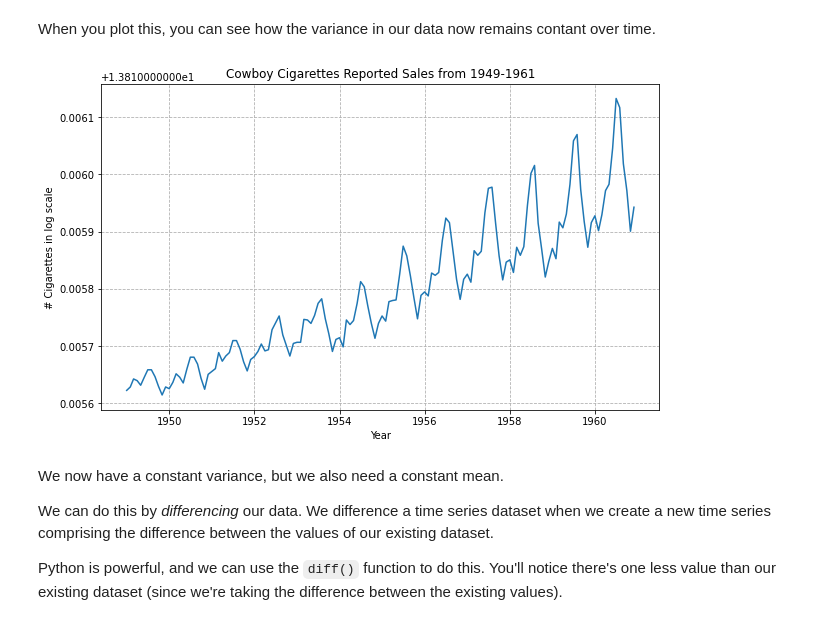
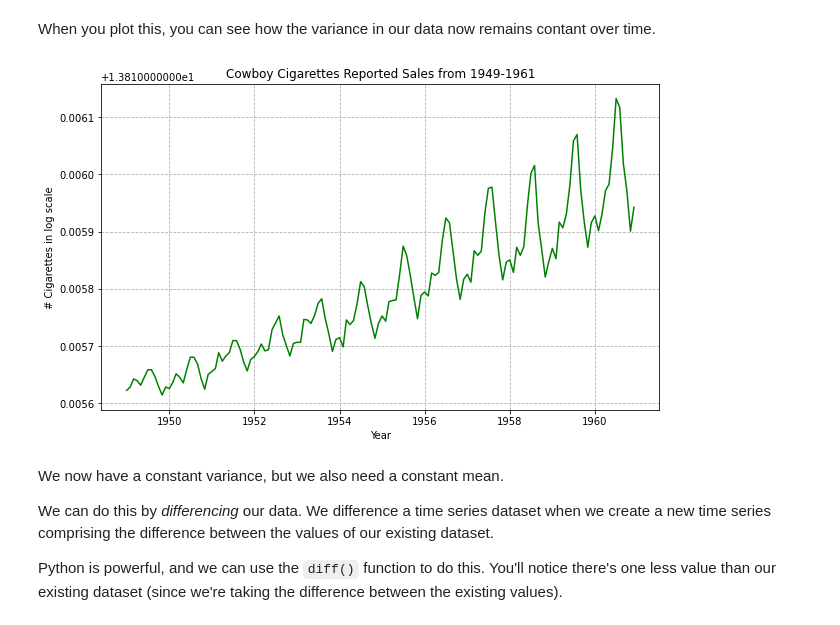
Before and after one commit to pablo-git8/Springboard-DS-Career-Track, a Jupyter notebook: Unit21-1_CowboyCigarretes_CS/Cowboy Cigarettes Case Study - Tier 3.ipynb, the cells around one changed output. Cells and saved outputs as stored; diff of their text form; code cells hidden in the pictures.

```diff
--- a/Unit21-1_CowboyCigarretes_CS/Cowboy Cigarettes Case Study - Tier 3.ipynb
+++ b/Unit21-1_CowboyCigarretes_CS/Cowboy Cigarettes Case Study - Tier 3.ipynb
@@ -380,14 +381,14 @@ y_log = np.log(y)
 When you plot this, you can see how the variance in our data now remains contant over time.
 # %%
 plt.figure(figsize=(10,6))
-plt.plot(y_log, '-')
+plt.plot(y_log, '-', color='Green')
 plt.xlabel('Year')
 plt.ylabel('# Cigarettes in log scale')
 plt.title('Cowboy Cigarettes Reported Sales from 1949-1961')
 plt.grid(linestyle='--')
 plt.show()
 # %% [output]
-[figure, old version]
+[figure, new version]
 # %% [markdown]
 We now have a constant variance, but we also need a constant mean.
 
```
Also changed, not shown: parts of 9 cells of this notebook.
